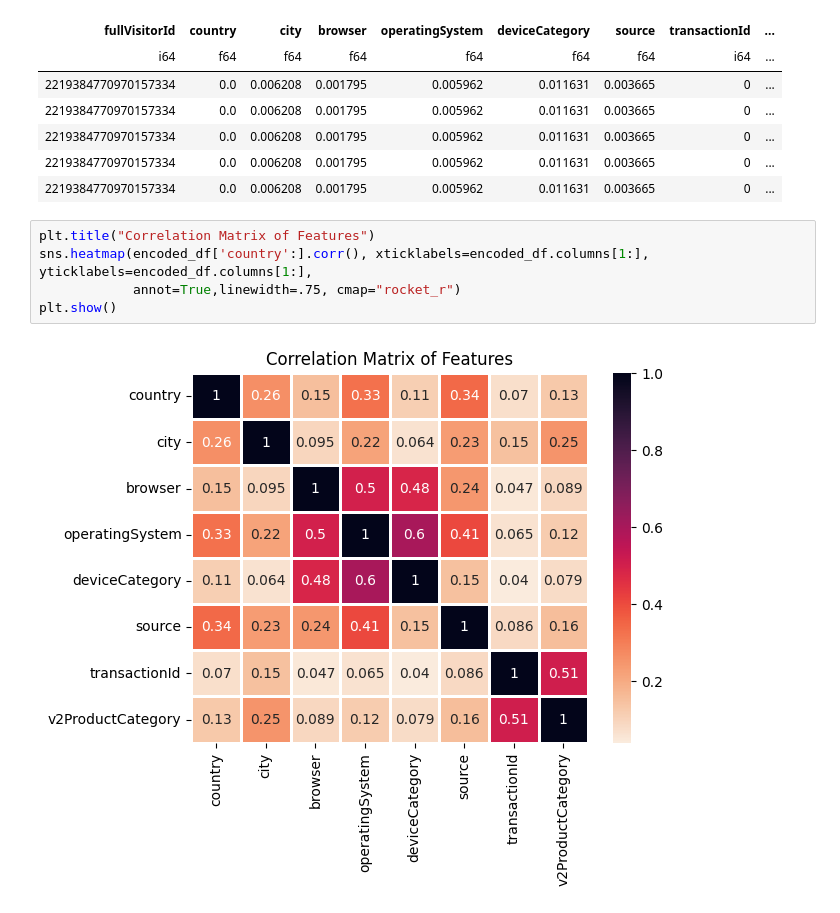
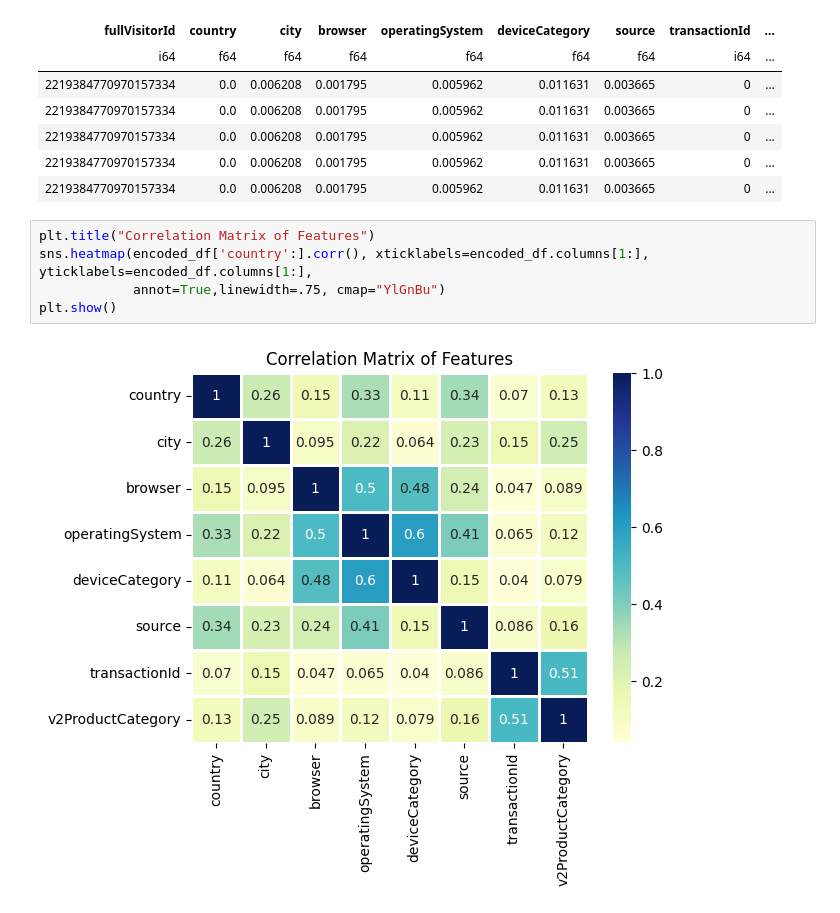
Before and after one commit to Andrew-Bordei/Data-Science, a Jupyter notebook: recommendation_system/notebooks/eda.ipynb, the cells around one changed output. Cells and saved outputs as stored; diff of their text form.

```diff
--- a/recommendation_system/notebooks/eda.ipynb
+++ b/recommendation_system/notebooks/eda.ipynb
@@ -203,7 +203,7 @@ shape: (5, 9)
 # %%
 plt.title("Correlation Matrix of Features")
 sns.heatmap(encoded_df['country':].corr(), xticklabels=encoded_df.columns[1:], yticklabels=encoded_df.columns[1:],
-            annot=True,linewidth=.75, cmap="rocket_r")
+            annot=True,linewidth=.75, cmap="YlGnBu")
 plt.show()
 # %% [output]
-[figure, old version]
+[figure, new version]
```
Also changed, not shown: parts of 5 cells of this notebook, 2 other files.
